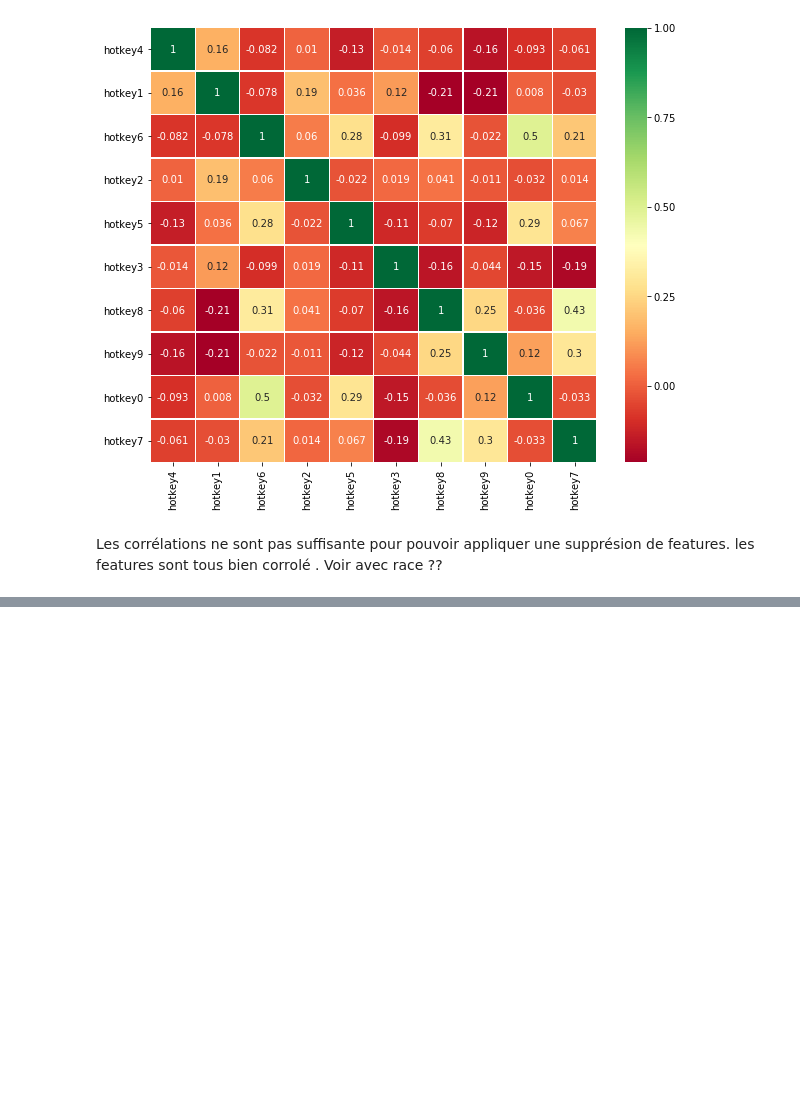
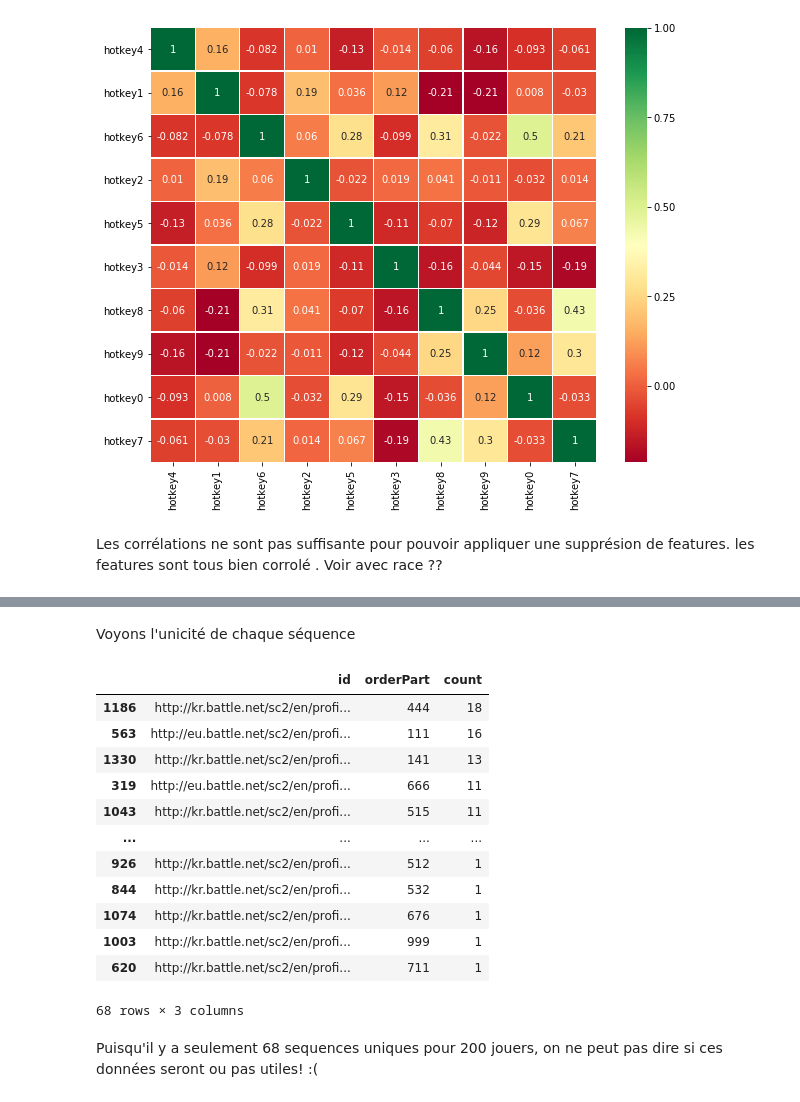
Before and after one commit to AguPereyra/StarcraftDataMiner, a Jupyter notebook: kernel/EDA.ipynb, the cells around one changed output, grey strips where cells are left out. Cells and saved outputs as stored; diff of their text form; code cells hidden in the pictures; blank space fills up the shorter version.

```diff
--- a/kernel/EDA.ipynb
+++ b/kernel/EDA.ipynb
@@ -191,0 +332,21 @@ Les corrélations ne sont pas suffisante pour pouvoir appliquer une supprésion
+# %% [markdown]
+Voyons l'unicité de chaque séquence
+# %%
+df_repeted_seq = df_max_seq.drop_duplicates(subset='orderPart', keep='first')
+df_repeted_seq
+# %% [output]
+|  | id | orderPart | count |
+| 1186 | http://kr.battle.net/sc2/en/profi... | 444 | 18 |
+| 563 | http://eu.battle.net/sc2/en/profi... | 111 | 16 |
+| 1330 | http://kr.battle.net/sc2/en/profi... | 141 | 13 |
+| 319 | http://eu.battle.net/sc2/en/profi... | 666 | 11 |
+| 1043 | http://kr.battle.net/sc2/en/profi... | 515 | 11 |
+| ... | ... | ... | ... |
+| 926 | http://kr.battle.net/sc2/en/profi... | 512 | 1 |
+| 844 | http://kr.battle.net/sc2/en/profi... | 532 | 1 |
+| 1074 | http://kr.battle.net/sc2/en/profi... | 676 | 1 |
+| 1003 | http://kr.battle.net/sc2/en/profi... | 999 | 1 |
+| 620 | http://kr.battle.net/sc2/en/profi... | 711 | 1 |
+68 rows × 3 columns
+# %% [markdown]
+Puisqu'il y a seulement 68 sequences uniques pour 200 jouers, on ne peut pas dire si ces données seront ou pas utiles! :(
```
Also changed, not shown: parts of 16 cells of this notebook, 3 other files.
